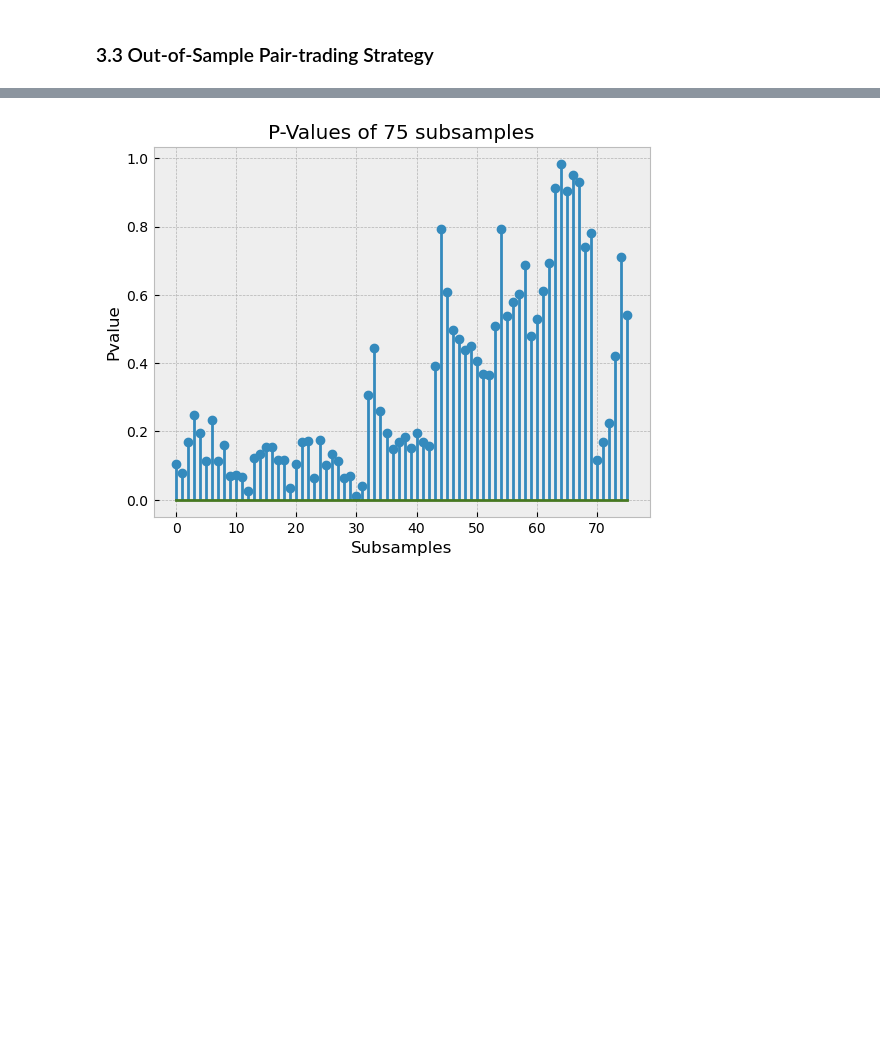
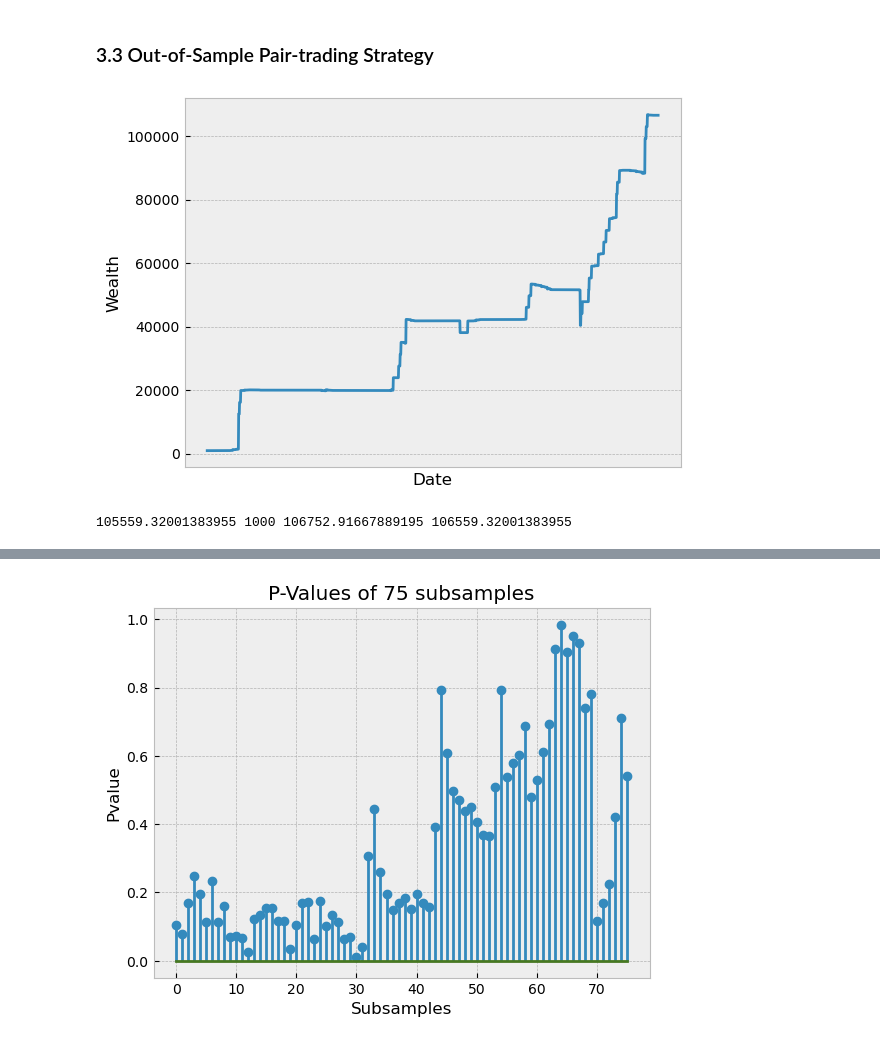
Before and after one commit to victoriawong1123/emf_project2, a Jupyter notebook: emf_project2.ipynb, the cells around one changed output, grey strips where cells are left out. Saved outputs shown, nothing was run; the diff lists cells and outputs as text; code cells hidden in the pictures; blank space fills up the shorter version.

```diff
--- a/emf_project2.ipynb
+++ b/emf_project2.ipynb
@@ -1304,10 +1286,18 @@ roll_coint_res = pd.DataFrame(roll_coint_res)
 # %%
 ax = plt.gca()
 ax.plot(Wt_out_res)
+plt.ylabel('Wealth')
+plt.xlabel('Date')
+plt.xticks([])
+plt.savefig('rollingout.pdf')
+# %% [output]
+[figure, added]
 # %%
 # 3.10 Performance with Rolling and without Cointegration
 final_wealth_out = Wt_out_res[-1]
 profit_out = Wt_out_res[-1] - Wt_out_res[0]
 lowest_ws_out = min(Wt_out_res)
-# max_ws_out = max(Wt_out_res)
+max_ws_out = max(Wt_out_res)
 print(profit_out, lowest_ws_out, max_ws_out, final_wealth_out)
+# %% [output]
+105559.32001383955 1000 106752.91667889195 106559.32001383955
```
Also changed, not shown: parts of 13 cells of this notebook, 13 other files.
